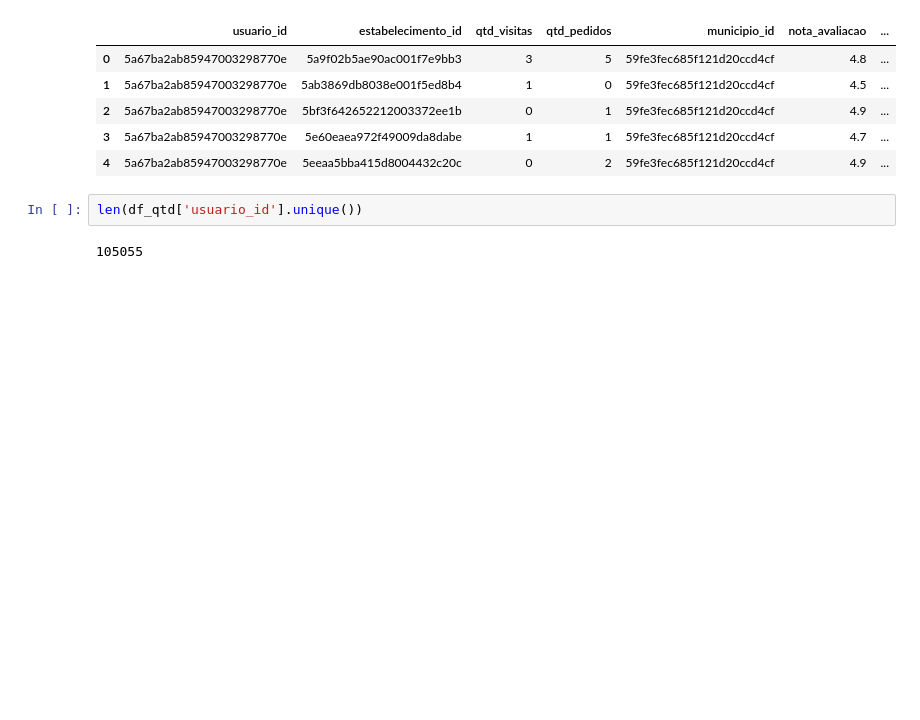
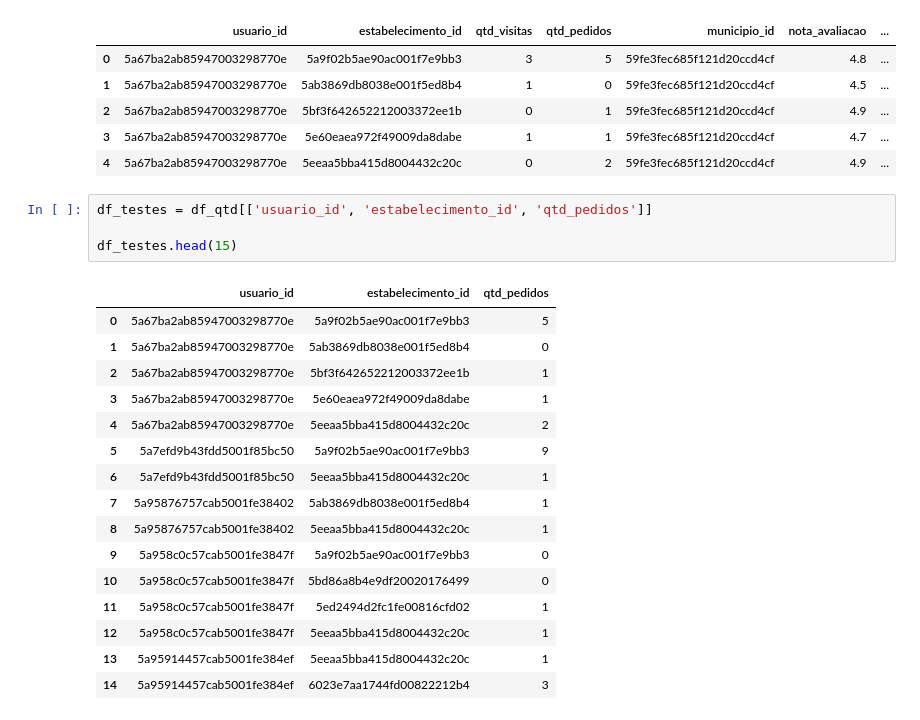
Before and after one commit to higorms/ML_QueroDelivery, a Jupyter notebook: dados.ipynb, the cells around one changed output. Drawn from its saved outputs; the diff is of its cells as text; blank space fills up the shorter version.

```diff
--- a/dados.ipynb
+++ b/dados.ipynb
@@ -153,7 +153,24 @@ df_qtd.head()
 | 2 | 5a67ba2ab85947003298770e | 5bf3f642652212003372ee1b | 0 | 1 | 59fe3fec685f121d20ccd4cf | 4.9 | ... |
 | 3 | 5a67ba2ab85947003298770e | 5e60eaea972f49009da8dabe | 1 | 1 | 59fe3fec685f121d20ccd4cf | 4.7 | ... |
 | 4 | 5a67ba2ab85947003298770e | 5eeaa5bba415d8004432c20c | 0 | 2 | 59fe3fec685f121d20ccd4cf | 4.9 | ... |
-# %%
-len(df_qtd['usuario_id'].unique())
-# %% [output]
-105055
+# %%
+df_testes = df_qtd[['usuario_id', 'estabelecimento_id', 'qtd_pedidos']]
+
+df_testes.head(15)
+# %% [output]
+|  | usuario_id | estabelecimento_id | qtd_pedidos |
+| 0 | 5a67ba2ab85947003298770e | 5a9f02b5ae90ac001f7e9bb3 | 5 |
+| 1 | 5a67ba2ab85947003298770e | 5ab3869db8038e001f5ed8b4 | 0 |
+| 2 | 5a67ba2ab85947003298770e | 5bf3f642652212003372ee1b | 1 |
+| 3 | 5a67ba2ab85947003298770e | 5e60eaea972f49009da8dabe | 1 |
+| 4 | 5a67ba2ab85947003298770e | 5eeaa5bba415d8004432c20c | 2 |
+| 5 | 5a7efd9b43fdd5001f85bc50 | 5a9f02b5ae90ac001f7e9bb3 | 9 |
+| 6 | 5a7efd9b43fdd5001f85bc50 | 5eeaa5bba415d8004432c20c | 1 |
+| 7 | 5a95876757cab5001fe38402 | 5ab3869db8038e001f5ed8b4 | 1 |
+| 8 | 5a95876757cab5001fe38402 | 5eeaa5bba415d8004432c20c | 1 |
+| 9 | 5a958c0c57cab5001fe3847f | 5a9f02b5ae90ac001f7e9bb3 | 0 |
+| 10 | 5a958c0c57cab5001fe3847f | 5bd86a8b4e9df20020176499 | 0 |
+| 11 | 5a958c0c57cab5001fe3847f | 5ed2494d2fc1fe00816cfd02 | 1 |
+| 12 | 5a958c0c57cab5001fe3847f | 5eeaa5bba415d8004432c20c | 1 |
+| 13 | 5a95914457cab5001fe384ef | 5eeaa5bba415d8004432c20c | 1 |
+| 14 | 5a95914457cab5001fe384ef | 6023e7aa1744fd00822212b4 | 3 |
```
Also changed, not shown: parts of 1 cell of this notebook, 6 other files.
